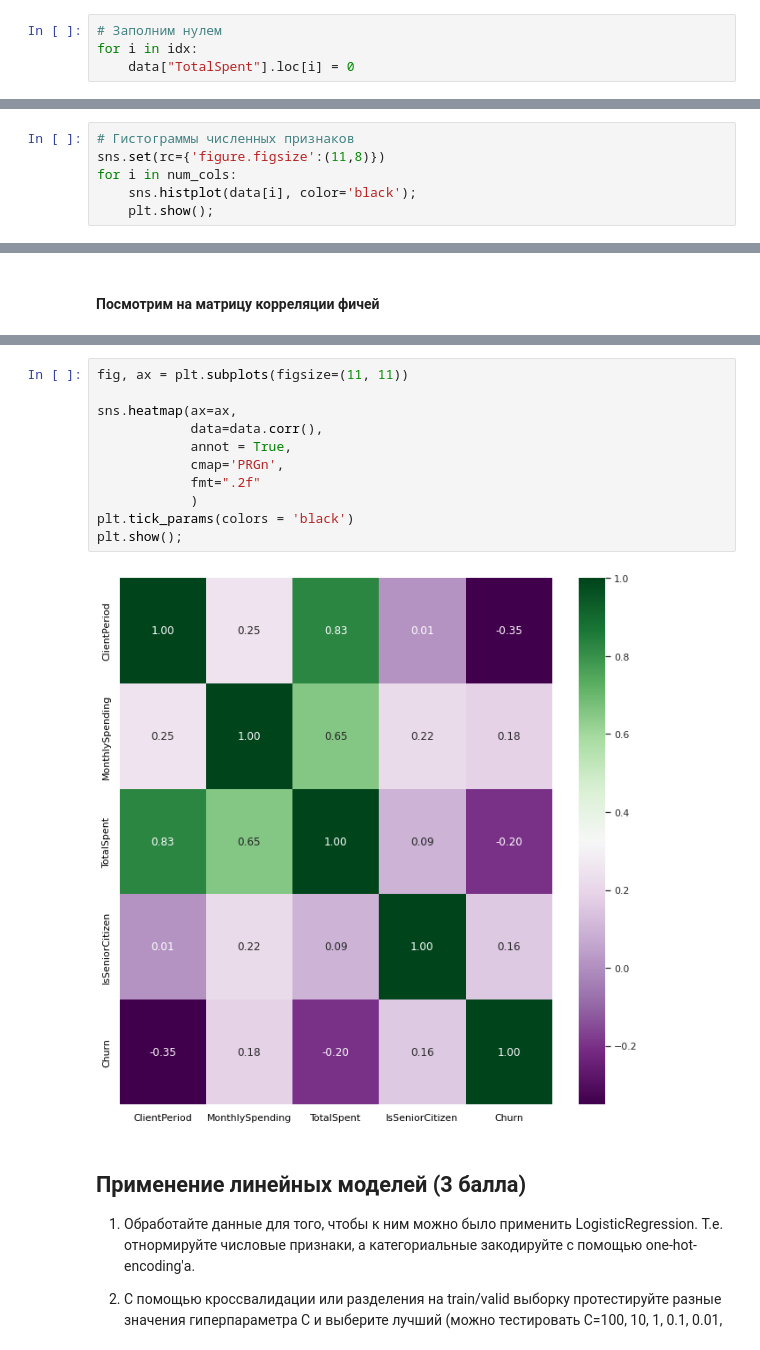
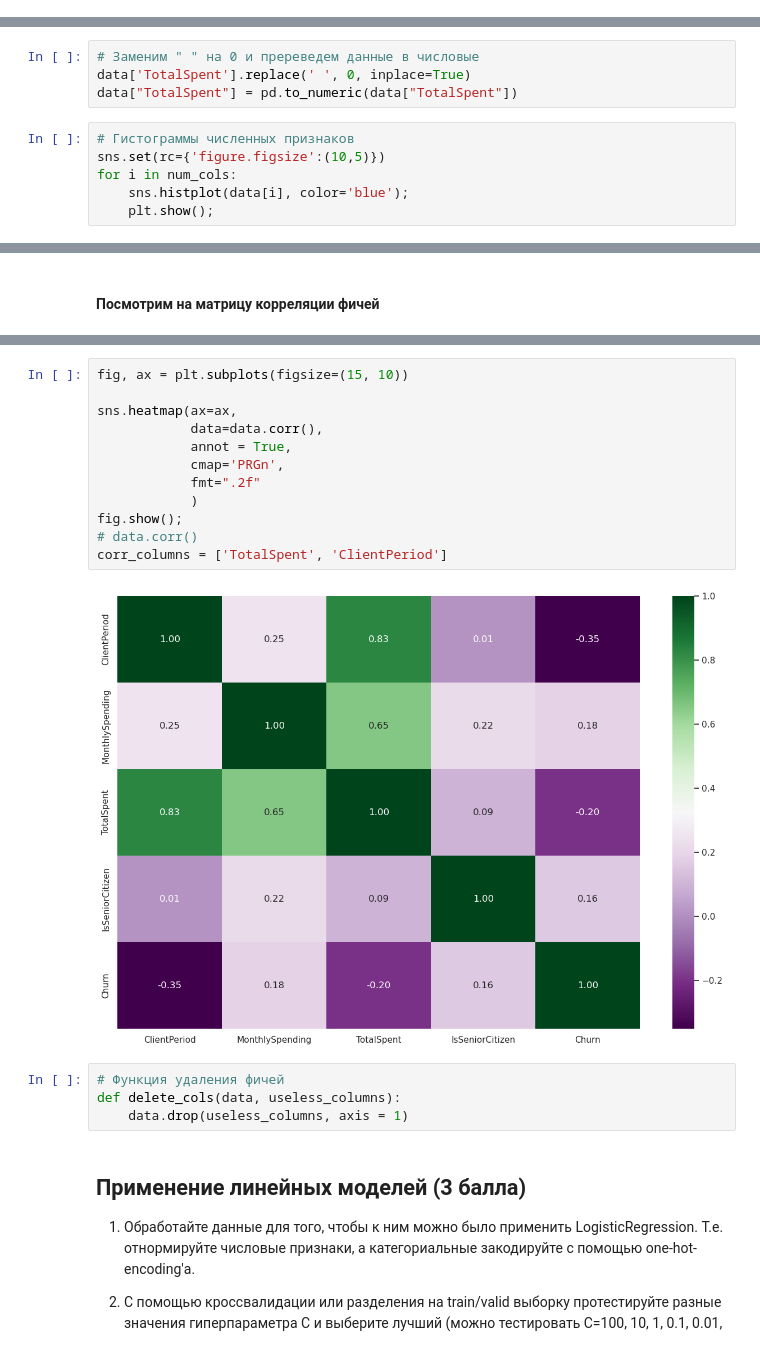
Before and after one commit to emparaeva/DLS-2022, a Jupyter notebook: Base/8.Kaggle/1. Отток клиентов/Мое решение.ipynb, the cells around one changed output, grey strips where cells are left out. Saved outputs shown, nothing was run; the diff lists cells and outputs as text.

```diff
--- a/Base/8.Kaggle/1. Отток клиентов/Мое решение.ipynb
+++ b/Base/8.Kaggle/1. Отток клиентов/Мое решение.ipynb
@@ -157,4 +161,0 @@ data["TotalSpent"].loc[idx[1]]
-# %%
-# Заполним нулем
-for i in idx:
-    data["TotalSpent"].loc[i] = 0
@@ -163,7 +162,11 @@ data["TotalSpent"] = pd.to_numeric(data["TotalSpent"])
+# %%
+# Заменим " " на 0 и пререведем данные в числовые
+data['TotalSpent'].replace(' ', 0, inplace=True)
+data["TotalSpent"] = pd.to_numeric(data["TotalSpent"])
 # %%
 # Гистограммы численных признаков
-sns.set(rc={'figure.figsize':(11,8)})
+sns.set(rc={'figure.figsize':(10,5)})
 for i in num_cols:
-    sns.histplot(data[i], color='black');
+    sns.histplot(data[i], color='blue');
     plt.show();
 # %% [output]
@@ -408,16 +383,21 @@ data
 # %%
-fig, ax = plt.subplots(figsize=(11, 11))
+fig, ax = plt.subplots(figsize=(15, 10))
 
 sns.heatmap(ax=ax,
             data=data.corr(),
             annot = True,
             cmap='PRGn',
             fmt=".2f"
             )
-plt.tick_params(colors = 'black')
-plt.show();
+fig.show();
+# data.corr()
+corr_columns = ['TotalSpent', 'ClientPeriod']
 # %% [output]
-[figure, old version]
+[figure, new version]
+# %%
+# Функция удаления фичей
+def delete_cols(data, useless_columns):
+    data.drop(useless_columns, axis = 1)
 # %% [markdown]
 ## Применение линейных моделей (3 балла)
 
```
Also changed, not shown: parts of 18 cells of this notebook.
